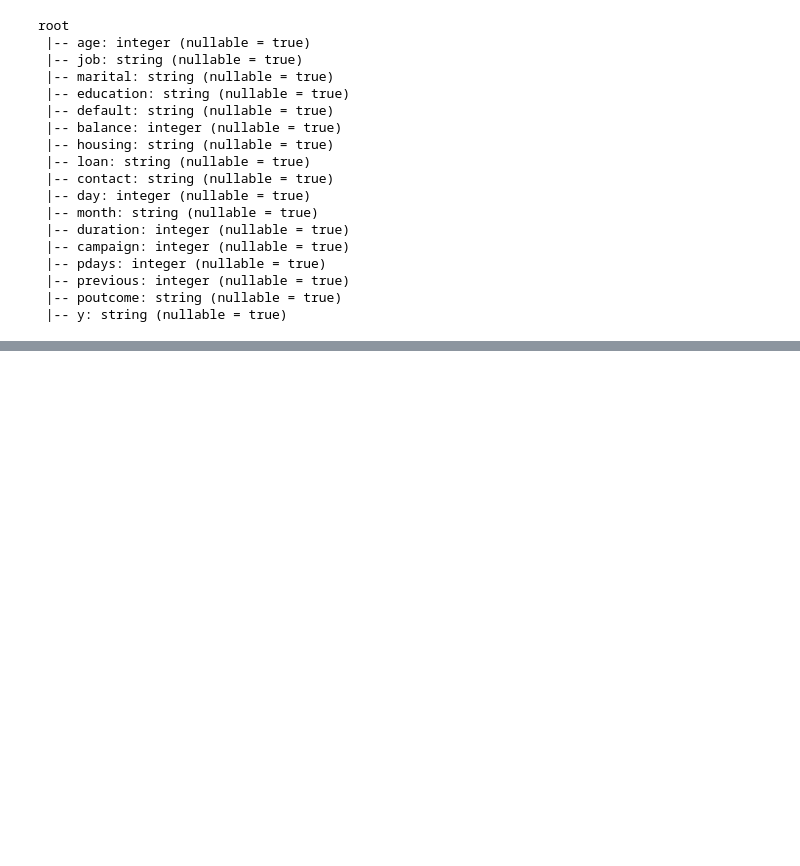
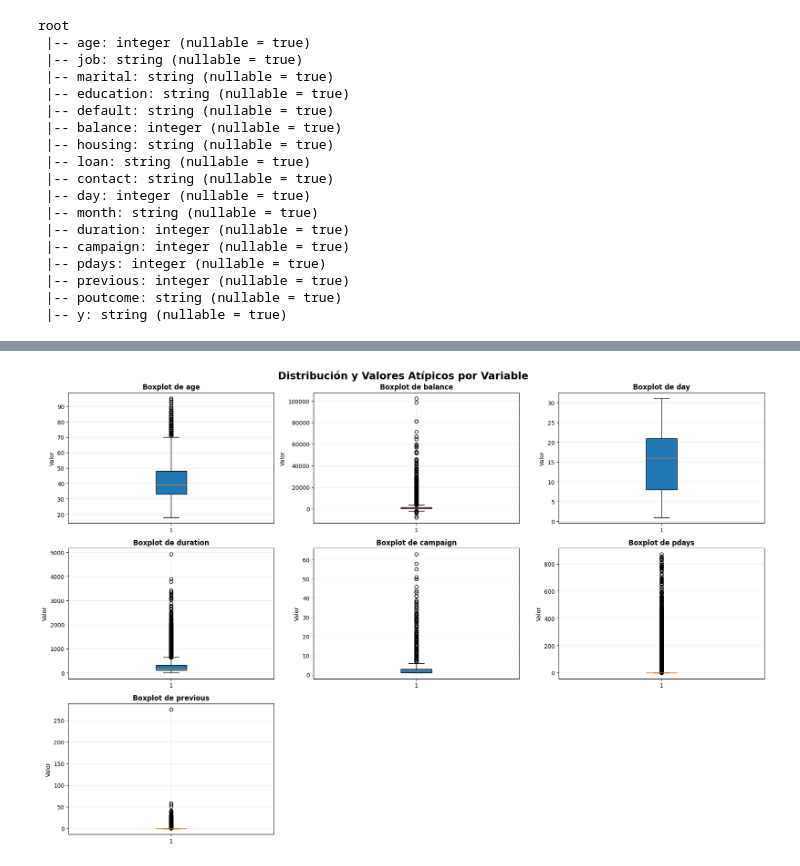
Before and after one commit to diegostrg/Parcial2ProcesamientoDeDatos, a Jupyter notebook: TallerMunozClasificacion.ipynb, the cells around one changed output, grey strips where cells are left out. Drawn from its saved outputs; the diff is of its cells as text; code cells hidden in the pictures; blank space fills up the shorter version.

```diff
--- a/TallerMunozClasificacion.ipynb
+++ b/TallerMunozClasificacion.ipynb
@@ -246,0 +670,58 @@ plt.show()
+# %%
+# ==========================================================
+# Boxplots individuales de variables numéricas
+# ==========================================================
+# Objetivo:
+# Visualizar claramente la dispersión y outliers
+# de cada variable en su propia escala.
+# ==========================================================
+
+columnas_numericas = [
+    "age",
+    "balance",
+    "day",
+    "duration",
+    "campaign",
+    "pdays",
+    "previous"
+]
+
+pdf_num = df01.select(columnas_numericas).toPandas()
+
+
+# Crear subplots
+fig, axes = plt.subplots(3, 3, figsize=(18, 12))
+axes = axes.flatten()
+
+for i, col in enumerate(columnas_numericas):
+
+    axes[i].boxplot(
+        pdf_num[col].dropna(),
+        vert=True,
+        patch_artist=True
+    )
+
+    axes[i].set_title(
+        f"Boxplot de {col}",
+        fontsize=12,
+        fontweight="bold"
+    )
+
+    axes[i].set_ylabel("Valor")
+    axes[i].grid(alpha=0.25)
+
+
+# eliminar espacios vacíos
+for j in range(len(columnas_numericas), len(axes)):
+    fig.delaxes(axes[j])
+
+plt.suptitle(
+    "Distribución y Valores Atípicos por Variable",
+    fontsize=18,
+    fontweight="bold"
+)
+
+plt.tight_layout()
+plt.show()
+# %% [output]
+[figure, added]
```
Also changed, not shown: parts of 28 cells of this notebook.
